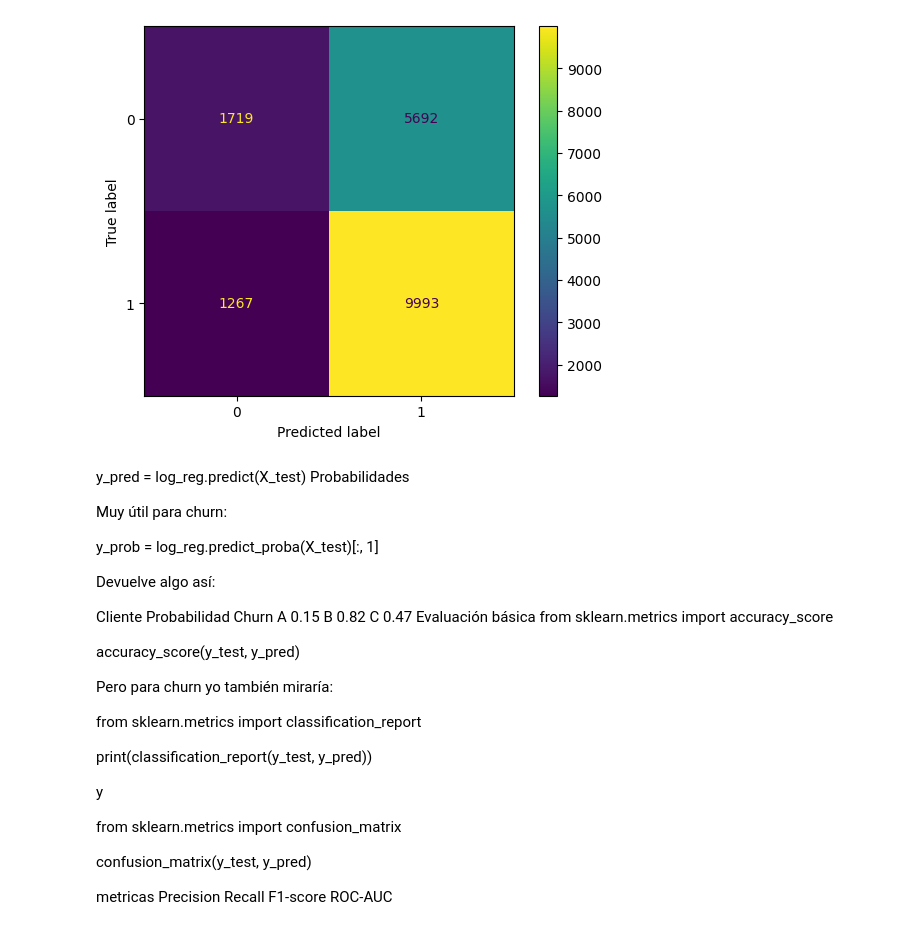
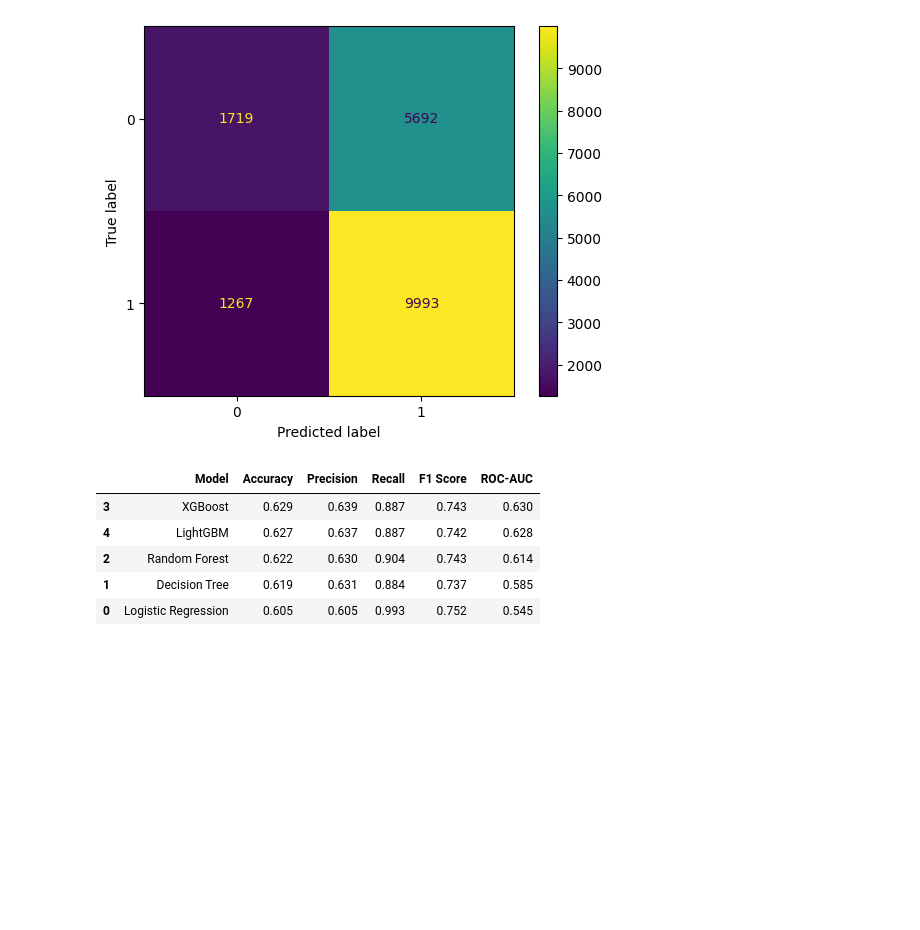
Before and after one commit to ferrettijaime-cmd/Professional_portfolio, a Jupyter notebook: Churn_and_Marketing_Analytics/Script_Python/churn_analysis.ipynb, the cells around one changed output. Cells and saved outputs as stored; diff of their text form; code cells hidden in the pictures; blank space fills up the shorter version.

```diff
--- a/Churn_and_Marketing_Analytics/Script_Python/churn_analysis.ipynb
+++ b/Churn_and_Marketing_Analytics/Script_Python/churn_analysis.ipynb
@@ -512,38 +474,3 @@ ConfusionMatrixDisplay.from_predictions(
 # %% [output]
 <sklearn.metrics._plot.confusion_matrix.ConfusionMatrixDisplay at 0x...>
 [figure]
-# %% [markdown]
-y_pred = log_reg.predict(X_test)
-Probabilidades
-
-Muy útil para churn:
-
-y_prob = log_reg.predict_proba(X_test)[:, 1]
-
-Devuelve algo así:
-
-Cliente	Probabilidad Churn
-A	0.15
-B	0.82
-C	0.47
-Evaluación básica
-from sklearn.metrics import accuracy_score
-
-accuracy_score(y_test, y_pred)
-
-Pero para churn yo también miraría:
-
-from sklearn.metrics import classification_report
-
-print(classification_report(y_test, y_pred))
-
-y
-
-from sklearn.metrics import confusion_matrix
-
-confusion_matrix(y_test, y_pred)
-
-metricas Precision
-Recall
-F1-score
-ROC-AUC
@@ -549,0 +529,18 @@ ROC-AUC
+# %%
+results.sort_values(
+    by=["ROC-AUC", "F1 Score"],
+    ascending=False
+).style.format({
+    "Accuracy": "{:.3f}",
+    "Precision": "{:.3f}",
+    "Recall": "{:.3f}",
+    "F1 Score": "{:.3f}",
+    "ROC-AUC": "{:.3f}"
+})
+# %% [output]
+|  | Model | Accuracy | Precision | Recall | F1 Score | ROC-AUC |
+| 3 | XGBoost | 0.629 | 0.639 | 0.887 | 0.743 | 0.630 |
+| 4 | LightGBM | 0.627 | 0.637 | 0.887 | 0.742 | 0.628 |
+| 2 | Random Forest | 0.622 | 0.630 | 0.904 | 0.743 | 0.614 |
+| 1 | Decision Tree | 0.619 | 0.631 | 0.884 | 0.737 | 0.585 |
+| 0 | Logistic Regression | 0.605 | 0.605 | 0.993 | 0.752 | 0.545 |
```
Also changed, not shown: parts of 11 cells of this notebook.
